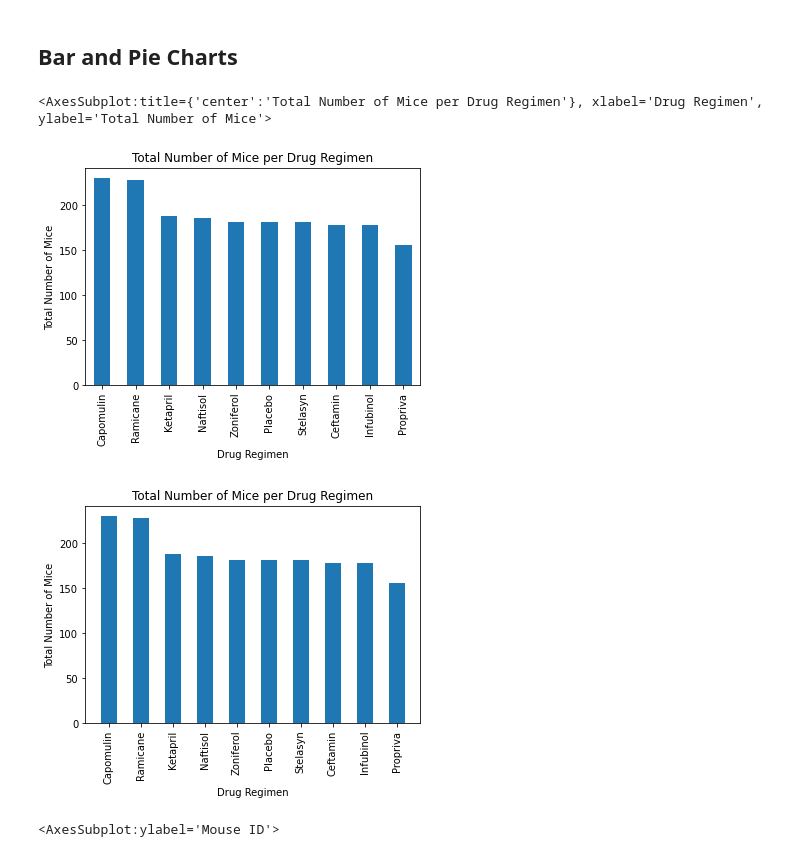
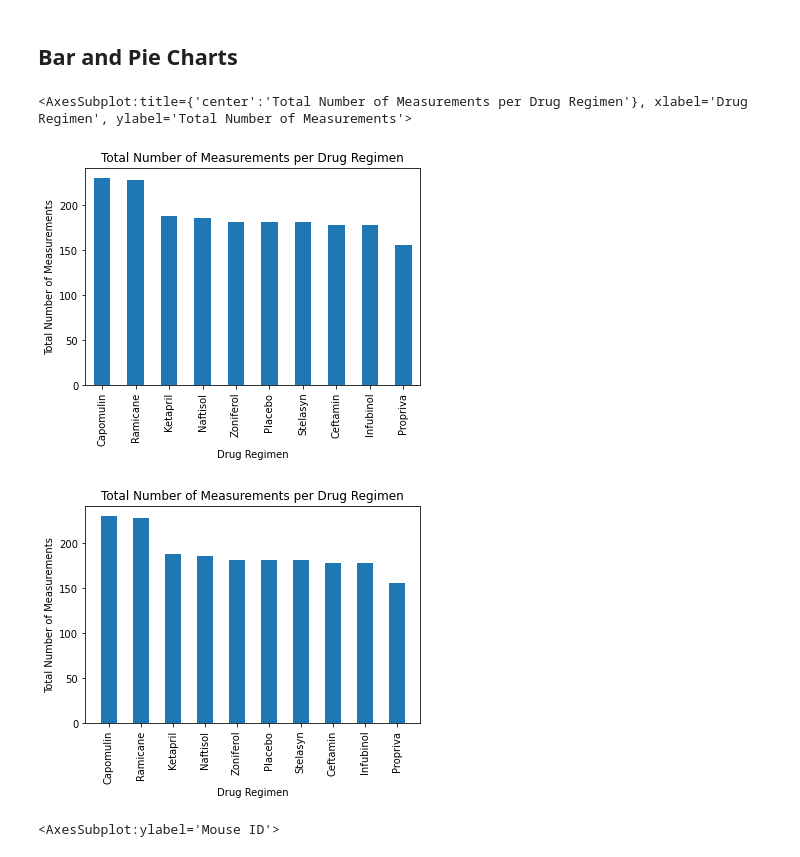
Before and after one commit to shchee5/matplotlib-challenge, a Jupyter notebook: pymaceuticals_main.ipynb, the cells around one changed output. Saved outputs shown, nothing was run; the diff lists cells and outputs as text; code cells hidden in the pictures.

```diff
--- a/pymaceuticals_main.ipynb
+++ b/pymaceuticals_main.ipynb
@@ -136,12 +121,11 @@ group.agg(['mean','median','var','std','sem'])
 # %%
 # Generate a bar plot showing the total number of unique mice tested on each drug regimen using pandas.
 
 group_bar = no_duplicate.groupby('Drug Regimen').count().sort_values('Mouse ID',ascending=False)['Mouse ID']
-
-group_bar.plot(kind='bar',xlabel = "Drug Regimen", ylabel = "Total Number of Mice", title = "Total Number of Mice per Drug Regimen")
+group_bar.plot(kind='bar',xlabel = "Drug Regimen", ylabel = "Total Number of Measurements", title = "Total Number of Measurements per Drug Regimen")
 # %% [output]
-<AxesSubplot:title={'center':'Total Number of Mice per Drug Regimen'}, xlabel='Drug Regimen', ylabel='Total Number of Mice'>
+<AxesSubplot:title={'center':'Total Number of Measurements per Drug Regimen'}, xlabel='Drug Regimen', ylabel='Total Number of Measurements'>
-[figure, old version]
+[figure, new version]
 # %%
 # Generate a bar plot showing the total number of unique mice tested on each drug regimen using pyplot.
 
@@ -154,12 +138,12 @@ plt.bar(x_axis, group_bar['Mouse ID'], align="center",width=0.5)
 plt.xticks(tick_locations, group_bar.index, rotation="vertical")
 
 plt.xlabel("Drug Regimen")
-plt.ylabel("Total Number of Mice")
-plt.title("Total Number of Mice per Drug Regimen")
+plt.ylabel("Total Number of Measurements")
+plt.title("Total Number of Measurements per Drug Regimen")
 
 plt.show()
 # %% [output]
-[figure, old version]
+[figure, new version]
 # %%
 # Generate a pie plot showing the distribution of female versus male mice using pandas
 
```
Also changed, not shown: parts of 13 cells of this notebook, 1 other file.
